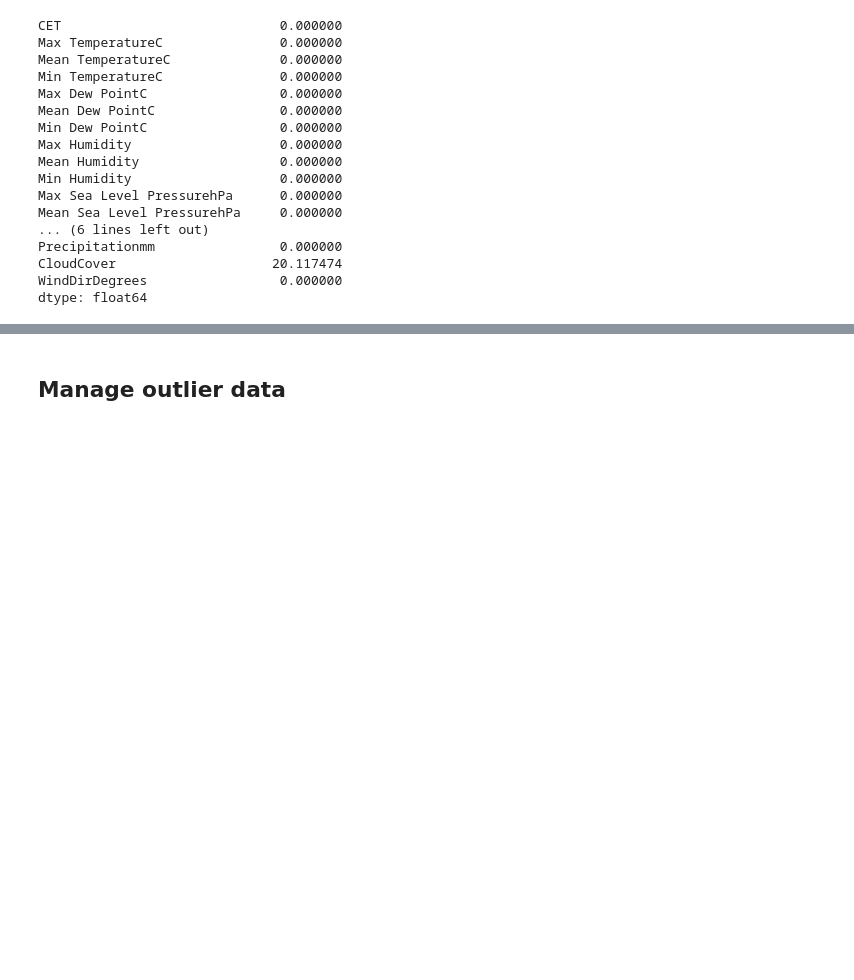
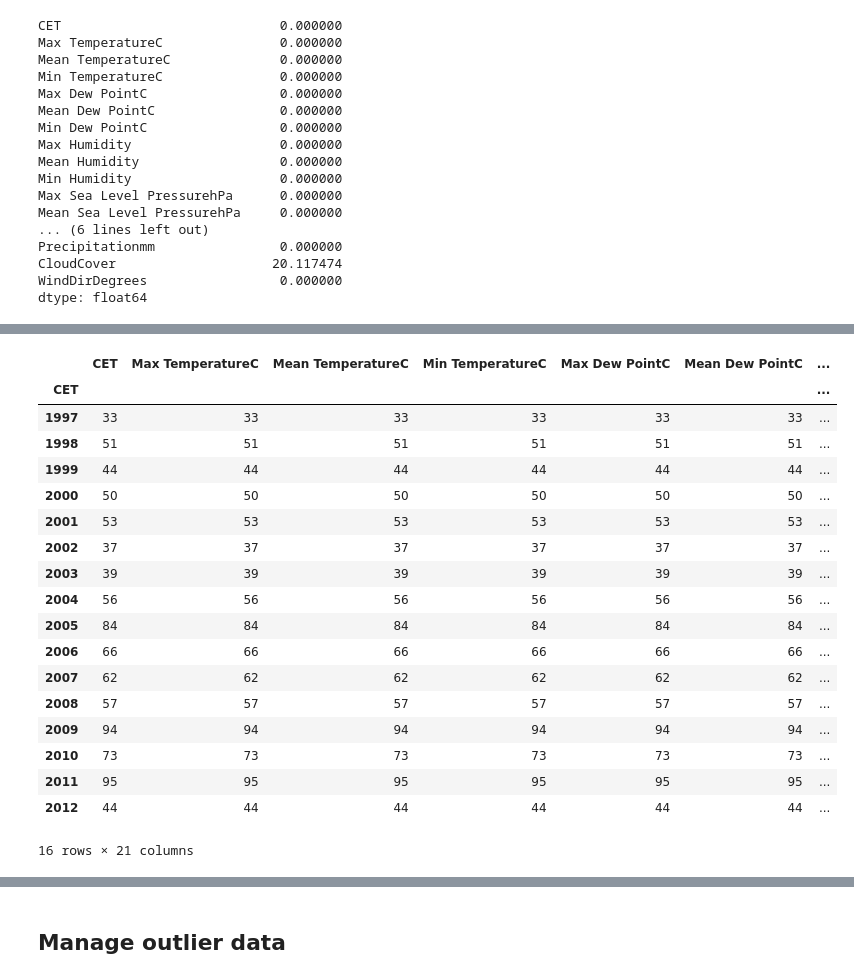
Before and after one commit to nnyPRO/Daily_Weather, a Jupyter notebook: code/project.ipynb, the cells around one changed output, grey strips where cells are left out. Cells and saved outputs as stored; diff of their text form; code cells hidden in the pictures; blank space fills up the shorter version.

```diff
--- a/code/project.ipynb
+++ b/code/project.ipynb
@@ -161,3 +163,5 @@ Precipitationmm                0.000000
 CloudCover                    20.117474
 WindDirDegrees                 0.000000
 dtype: float64
+# %%
+missing_vis = data[data['Mean VisibilityKm'].isna()]
@@ -163,0 +204,22 @@ dtype: float64
+# %%
+missing_vis.groupby(missing_vis.CET.dt.year).count()
+# %% [output]
+|  | CET | Max TemperatureC | Mean TemperatureC | Min TemperatureC | Max Dew PointC | Mean Dew PointC | ... |
+| CET |  |  |  |  |  |  | ... |
+| 1997 | 33 | 33 | 33 | 33 | 33 | 33 | ... |
+| 1998 | 51 | 51 | 51 | 51 | 51 | 51 | ... |
+| 1999 | 44 | 44 | 44 | 44 | 44 | 44 | ... |
+| 2000 | 50 | 50 | 50 | 50 | 50 | 50 | ... |
+| 2001 | 53 | 53 | 53 | 53 | 53 | 53 | ... |
+| 2002 | 37 | 37 | 37 | 37 | 37 | 37 | ... |
+| 2003 | 39 | 39 | 39 | 39 | 39 | 39 | ... |
+| 2004 | 56 | 56 | 56 | 56 | 56 | 56 | ... |
+| 2005 | 84 | 84 | 84 | 84 | 84 | 84 | ... |
+| 2006 | 66 | 66 | 66 | 66 | 66 | 66 | ... |
+| 2007 | 62 | 62 | 62 | 62 | 62 | 62 | ... |
+| 2008 | 57 | 57 | 57 | 57 | 57 | 57 | ... |
+| 2009 | 94 | 94 | 94 | 94 | 94 | 94 | ... |
+| 2010 | 73 | 73 | 73 | 73 | 73 | 73 | ... |
+| 2011 | 95 | 95 | 95 | 95 | 95 | 95 | ... |
+| 2012 | 44 | 44 | 44 | 44 | 44 | 44 | ... |
+16 rows × 21 columns
```
Also changed, not shown: parts of 17 cells of this notebook.
